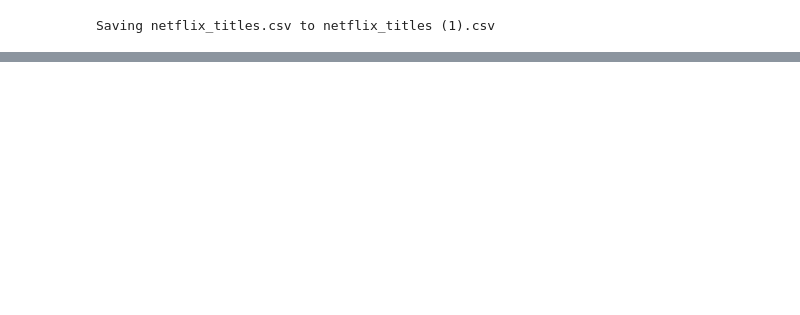
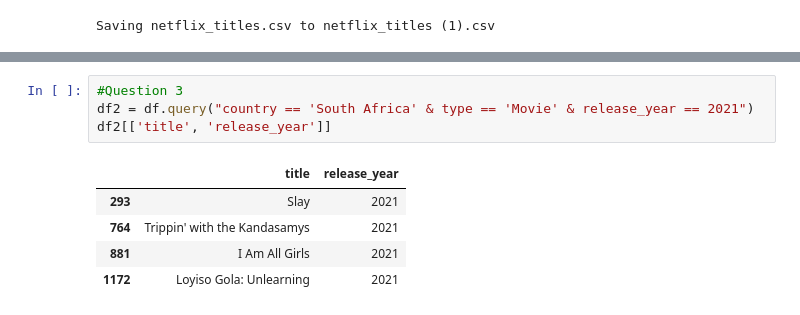
Before and after one commit to Fluffycoal/AI-Coursework-2025, a Jupyter notebook: Netflix_Titles_Data_Cleaning.ipynb, the cells around one changed output, grey strips where cells are left out. Drawn from its saved outputs; the diff is of its cells as text; blank space fills up the shorter version.

```diff
--- a/Netflix_Titles_Data_Cleaning.ipynb
+++ b/Netflix_Titles_Data_Cleaning.ipynb
@@ -36,0 +105,10 @@ print(df.head())
+# %%
+#Question 3
+df2 = df.query("country == 'South Africa' & type == 'Movie' & release_year == 2021")
+df2[['title', 'release_year']]
+# %% [output]
+|  | title | release_year |
+| 293 | Slay | 2021 |
+| 764 | Trippin' with the Kandasamys | 2021 |
+| 881 | I Am All Girls | 2021 |
+| 1172 | Loyiso Gola: Unlearning | 2021 |
```
Also changed, not shown: parts of 8 cells of this notebook.
